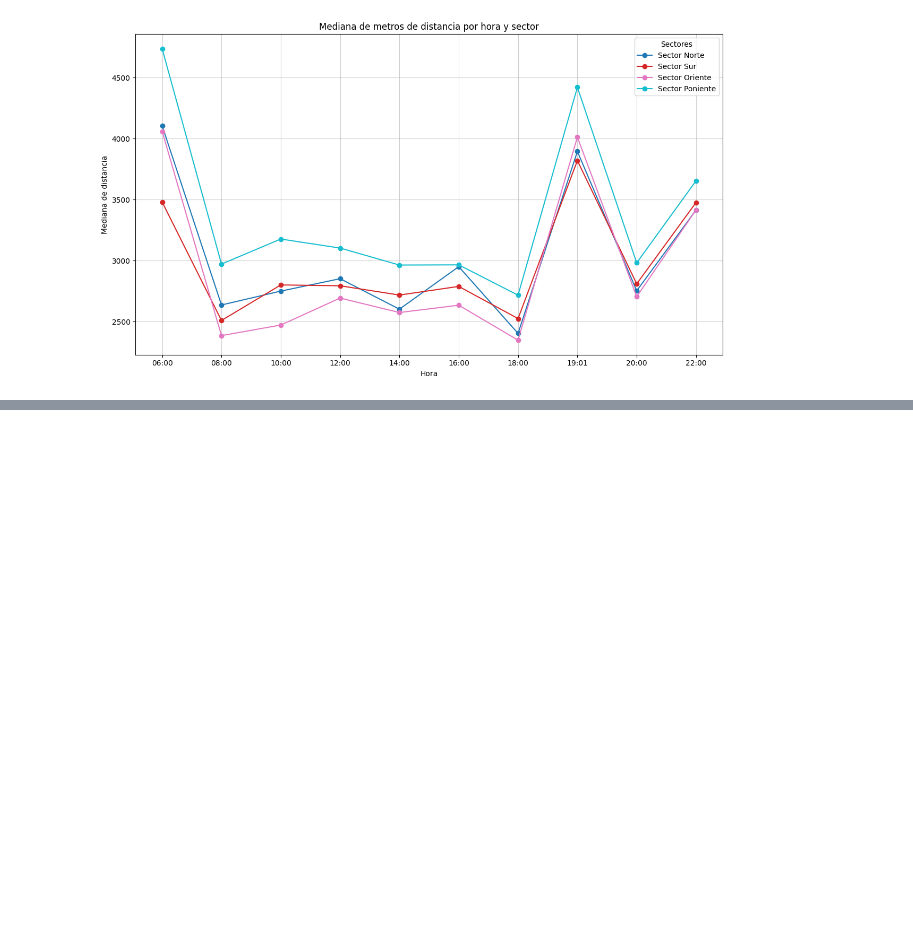
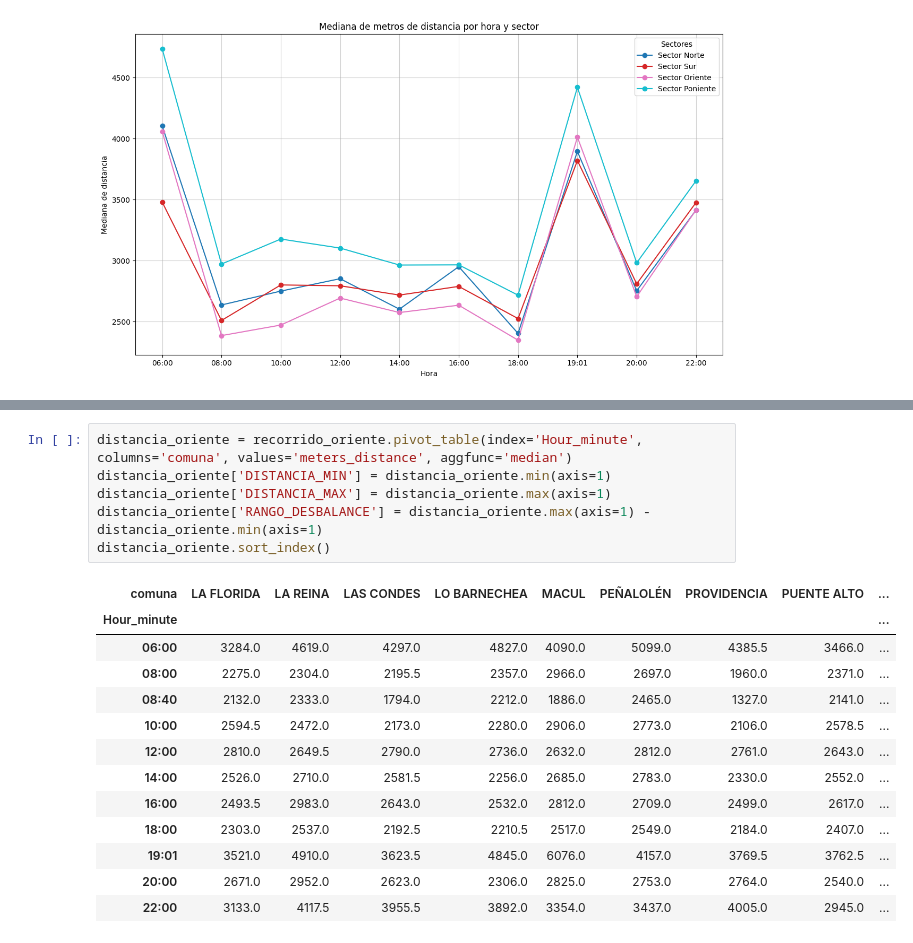
Before and after one commit to vpardoss/squadecaedro, a Jupyter notebook: analisis_data.ipynb, the cells around one changed output, grey strips where cells are left out. Drawn from its saved outputs; the diff is of its cells as text; blank space fills up the shorter version.

```diff
--- a/analisis_data.ipynb
+++ b/analisis_data.ipynb
@@ -194,0 +235,20 @@ plt.show()
+# %%
+distancia_oriente = recorrido_oriente.pivot_table(index='Hour_minute', columns='comuna', values='meters_distance', aggfunc='median')
+distancia_oriente['DISTANCIA_MIN'] = distancia_oriente.min(axis=1)
+distancia_oriente['DISTANCIA_MAX'] = distancia_oriente.max(axis=1)
+distancia_oriente['RANGO_DESBALANCE'] = distancia_oriente.max(axis=1) - distancia_oriente.min(axis=1)
+distancia_oriente.sort_index()
+# %% [output]
+| comuna | LA FLORIDA | LA REINA | LAS CONDES | LO BARNECHEA | MACUL | PEÑALOLÉN | PROVIDENCIA | PUENTE ALTO | ... |
+| Hour_minute |  |  |  |  |  |  |  |  | ... |
+| 06:00 | 3284.0 | 4619.0 | 4297.0 | 4827.0 | 4090.0 | 5099.0 | 4385.5 | 3466.0 | ... |
+| 08:00 | 2275.0 | 2304.0 | 2195.5 | 2357.0 | 2966.0 | 2697.0 | 1960.0 | 2371.0 | ... |
+| 08:40 | 2132.0 | 2333.0 | 1794.0 | 2212.0 | 1886.0 | 2465.0 | 1327.0 | 2141.0 | ... |
+| 10:00 | 2594.5 | 2472.0 | 2173.0 | 2280.0 | 2906.0 | 2773.0 | 2106.0 | 2578.5 | ... |
+| 12:00 | 2810.0 | 2649.5 | 2790.0 | 2736.0 | 2632.0 | 2812.0 | 2761.0 | 2643.0 | ... |
+| 14:00 | 2526.0 | 2710.0 | 2581.5 | 2256.0 | 2685.0 | 2783.0 | 2330.0 | 2552.0 | ... |
+| 16:00 | 2493.5 | 2983.0 | 2643.0 | 2532.0 | 2812.0 | 2709.0 | 2499.0 | 2617.0 | ... |
+| 18:00 | 2303.0 | 2537.0 | 2192.5 | 2210.5 | 2517.0 | 2549.0 | 2184.0 | 2407.0 | ... |
+| 19:01 | 3521.0 | 4910.0 | 3623.5 | 4845.0 | 6076.0 | 4157.0 | 3769.5 | 3762.5 | ... |
+| 20:00 | 2671.0 | 2952.0 | 2623.0 | 2306.0 | 2825.0 | 2753.0 | 2764.0 | 2540.0 | ... |
+| 22:00 | 3133.0 | 4117.5 | 3955.5 | 3892.0 | 3354.0 | 3437.0 | 4005.0 | 2945.0 | ... |
```
Also changed, not shown: parts of 3 cells of this notebook.
